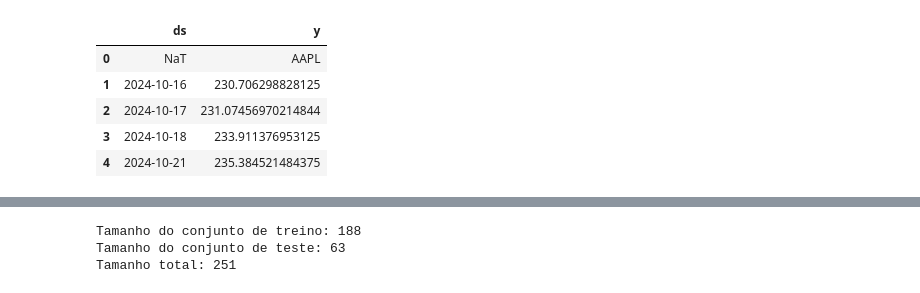
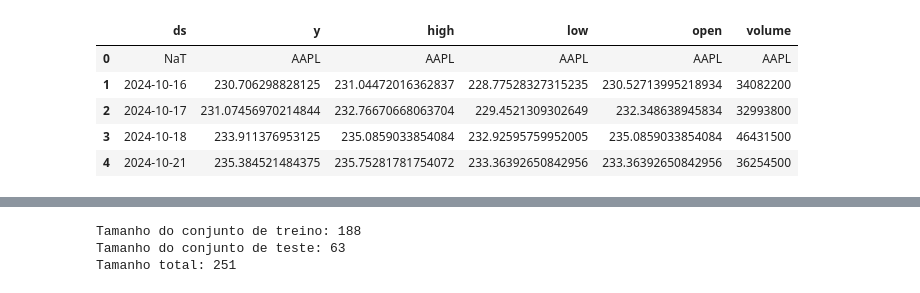
Before and after one commit to hjmartins/Stock-Market, a Jupyter notebook: notebooks/prophet.ipynb, the cells around one changed output, grey strips where cells are left out. Cells and saved outputs as stored; diff of their text form; code cells hidden in the pictures.

```diff
--- a/notebooks/prophet.ipynb
+++ b/notebooks/prophet.ipynb
@@ -8,13 +10,13 @@ from sklearn.metrics import mean_absolute_error, mean_squared_error
 # %%
 df = pd.read_csv('../data/dataprocessed/AAPL_data.csv')
 df['Date'] = pd.to_datetime(df['Date'])
-df_prophet = df[['Date', 'close']].rename(columns={'Date': 'ds', 'close': 'y'})
+df_prophet = df.rename(columns={'Date': 'ds', 'close': 'y'})
 
 df_prophet.head()
 # %% [output]
-|  | ds | y |
-| 0 | NaT | AAPL |
-| 1 | 2024-10-16 | 230.706298828125 |
-| 2 | 2024-10-17 | 231.07456970214844 |
-| 3 | 2024-10-18 | 233.911376953125 |
-| 4 | 2024-10-21 | 235.384521484375 |
+|  | ds | y | high | low | open | volume |
+| 0 | NaT | AAPL | AAPL | AAPL | AAPL | AAPL |
+| 1 | 2024-10-16 | 230.706298828125 | 231.04472016362837 | 228.77528327315235 | 230.52713995218934 | 34082200 |
+| 2 | 2024-10-17 | 231.07456970214844 | 232.76670668063704 | 229.4521309302649 | 232.348638945834 | 32993800 |
+| 3 | 2024-10-18 | 233.911376953125 | 235.0859033854084 | 232.92595759952005 | 235.0859033854084 | 46431500 |
+| 4 | 2024-10-21 | 235.384521484375 | 235.75281781754072 | 233.36392650842956 | 233.36392650842956 | 36254500 |
```
Also changed, not shown: parts of 14 cells of this notebook.
